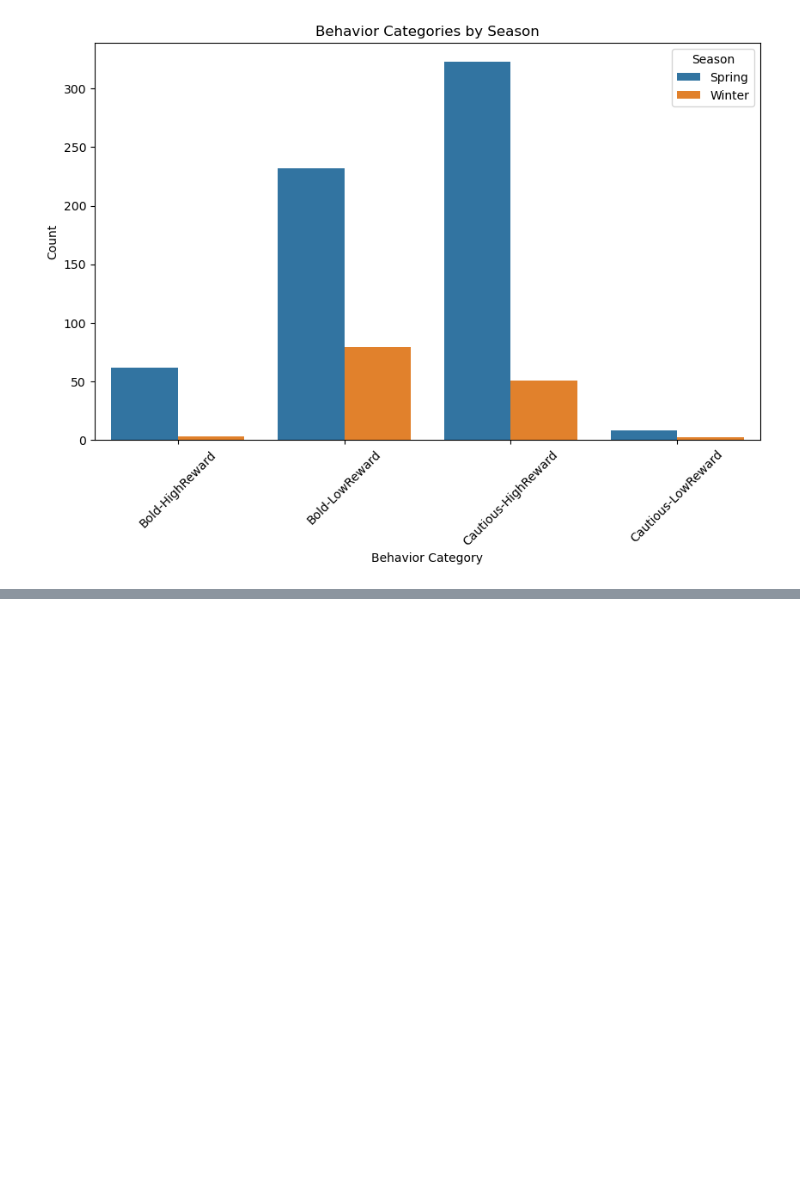
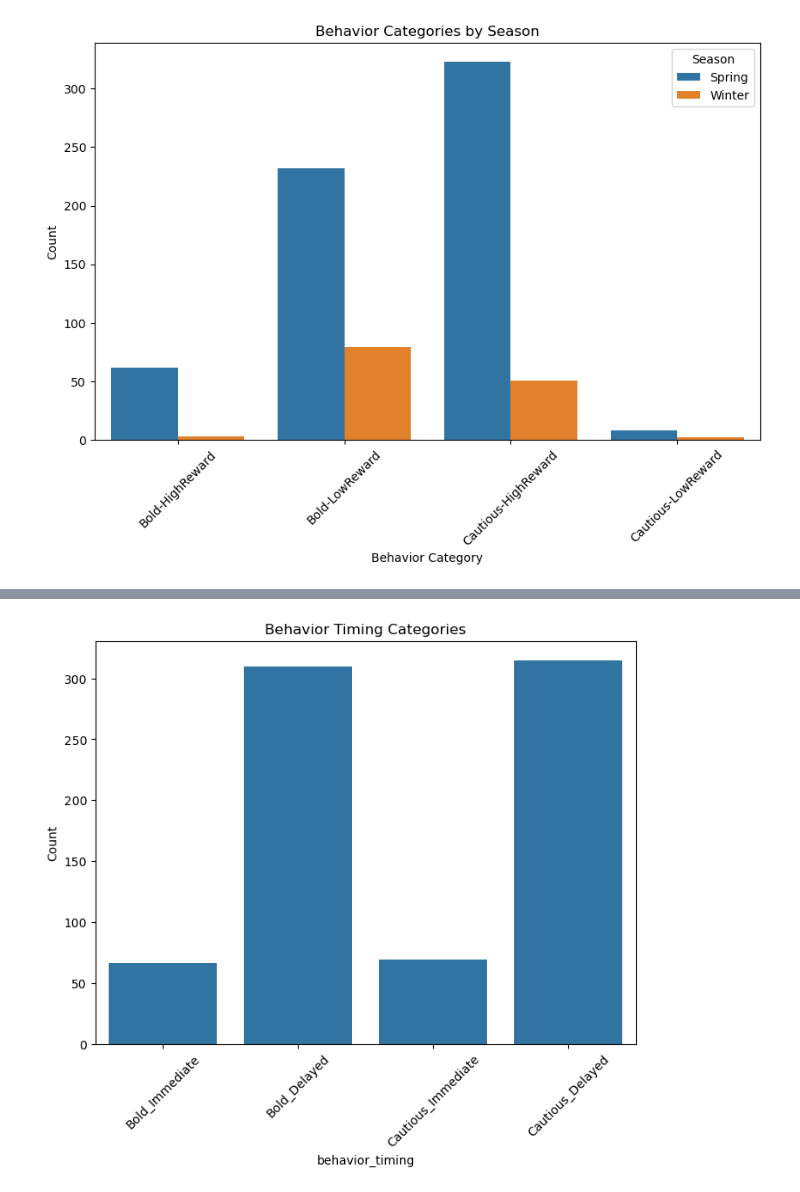
Before and after one commit to ipsakhadka/HIT140, a Jupyter notebook: Assignment3/assignment3.ipynb, the cells around one changed output, grey strips where cells are left out. Saved outputs shown, nothing was run; the diff lists cells and outputs as text; code cells hidden in the pictures; blank space fills up the shorter version.

```diff
--- a/Assignment3/assignment3.ipynb
+++ b/Assignment3/assignment3.ipynb
@@ -465,0 +491,23 @@ plt.show()
+# %%
+#categorizing timing comparing seconds_after_rat_arrival vs risk
+def behavior_category(row):
+    if row['risk'] == 1 and row['seconds_after_rat_arrival'] <= 60:
+        return 'Bold_Immediate'
+    elif row['risk'] == 1:
+        return 'Bold_Delayed'
+    elif row['risk'] == 0 and row['seconds_after_rat_arrival'] <= 60:
+        return 'Cautious_Immediate'
+    else:
+        return 'Cautious_Delayed'
+
+d1_clean['behavior_timing'] = d1_clean.apply(behavior_category, axis=1)
+# %%
+plt.figure(figsize=(8,6))
+sns.countplot(x='behavior_timing', data=d1_clean, order=[
+    'Bold_Immediate','Bold_Delayed','Cautious_Immediate','Cautious_Delayed'])
+plt.xticks(rotation=45)
+plt.title('Behavior Timing Categories')
+plt.ylabel('Count')
+plt.show()
+# %% [output]
+[figure, added]
```
Also changed, not shown: parts of 15 cells of this notebook.
